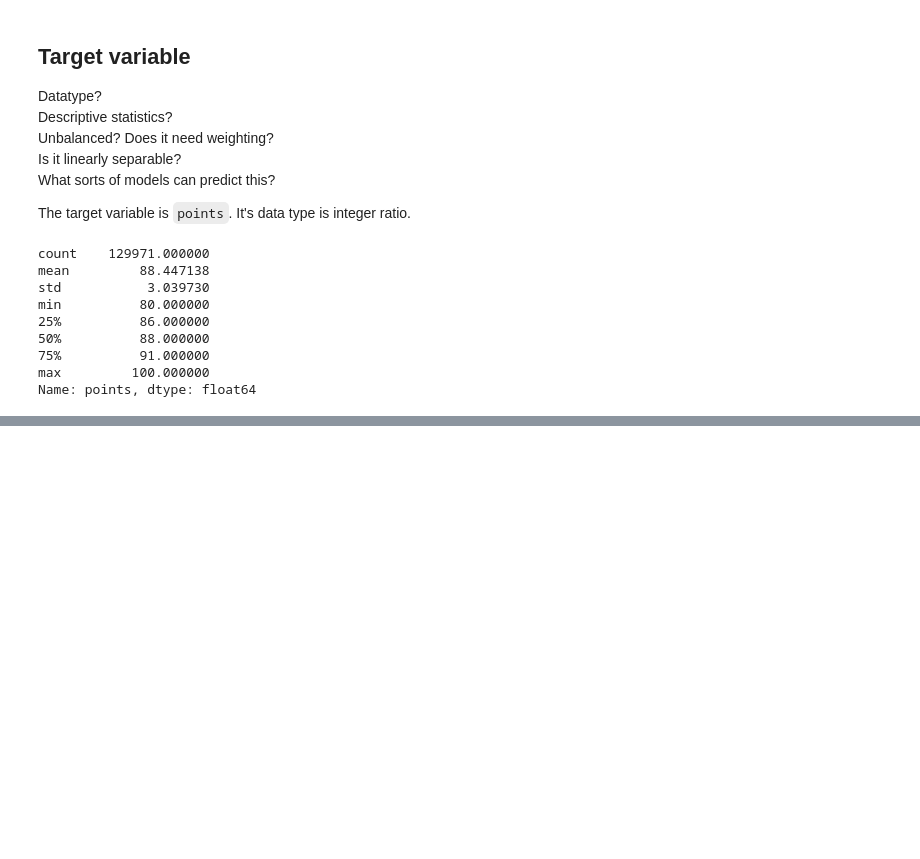
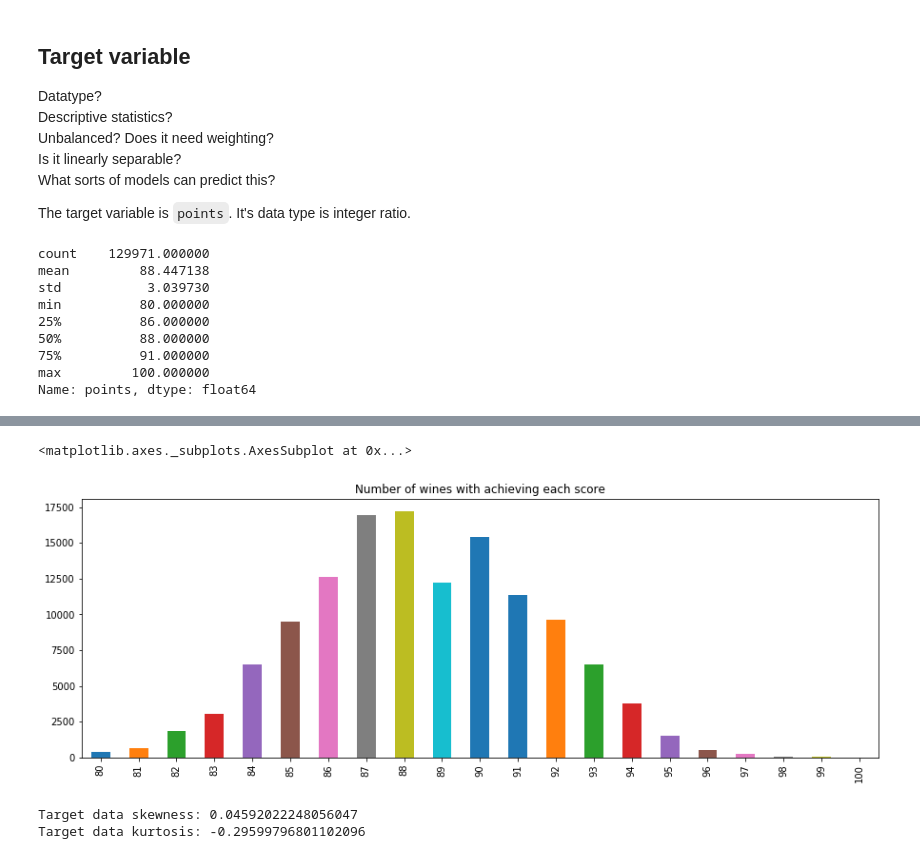
Before and after one commit to chorhatarahuduketuri/Wine-reviews, a Jupyter notebook: code/Wine Reviews EDA.ipynb, the cells around one changed output, grey strips where cells are left out. Cells and saved outputs as stored; diff of their text form; code cells hidden in the pictures; blank space fills up the shorter version.

```diff
--- a/code/Wine Reviews EDA.ipynb
+++ b/code/Wine Reviews EDA.ipynb
@@ -161,0 +179,12 @@ Having just read the code that scraped the website, and then to the website itse
+# %%
+target_data.value_counts().sort_index().plot.bar(title='Number of wines with achieving each score', figsize=(15,5))
+# %% [output]
+<matplotlib.axes._subplots.AxesSubplot at 0x...>
+[figure, added]
+# %%
+stats_describe_target = stats.describe(target_data)
+print('Target data skewness: {}'.format(stats_describe_target.skewness))
+print('Target data kurtosis: {}'.format(stats_describe_target.kurtosis))
+# %% [output]
+Target data skewness: 0.04592022248056047
+Target data kurtosis: -0.29599796801102096
```
Also changed, not shown: parts of 18 cells of this notebook.
